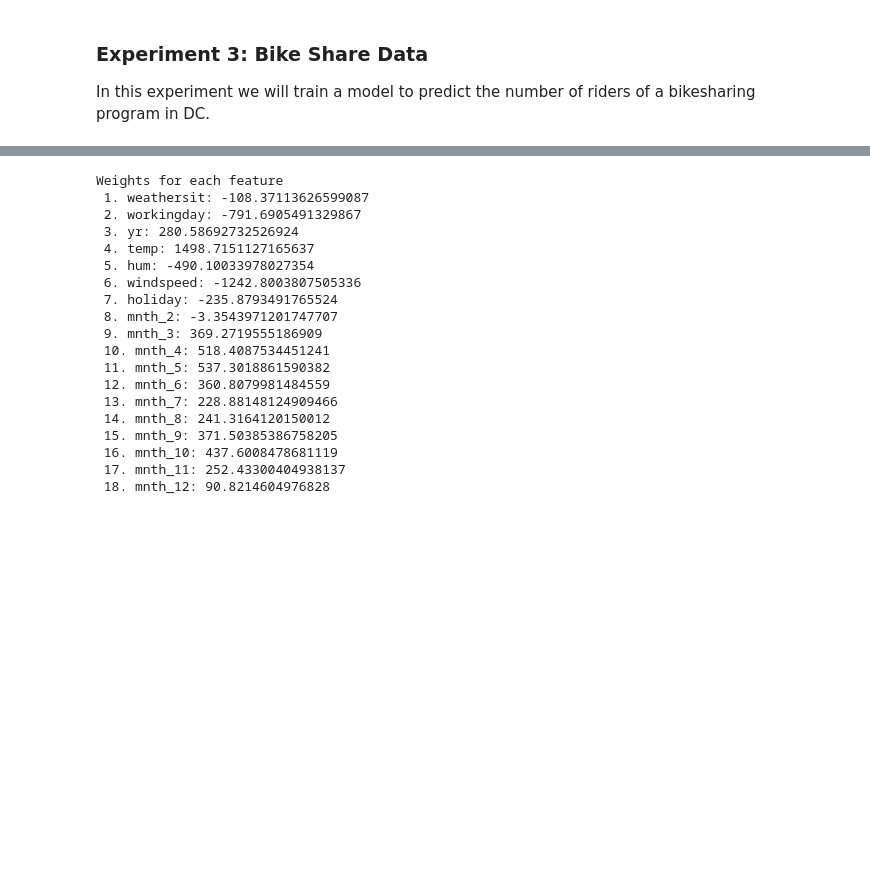
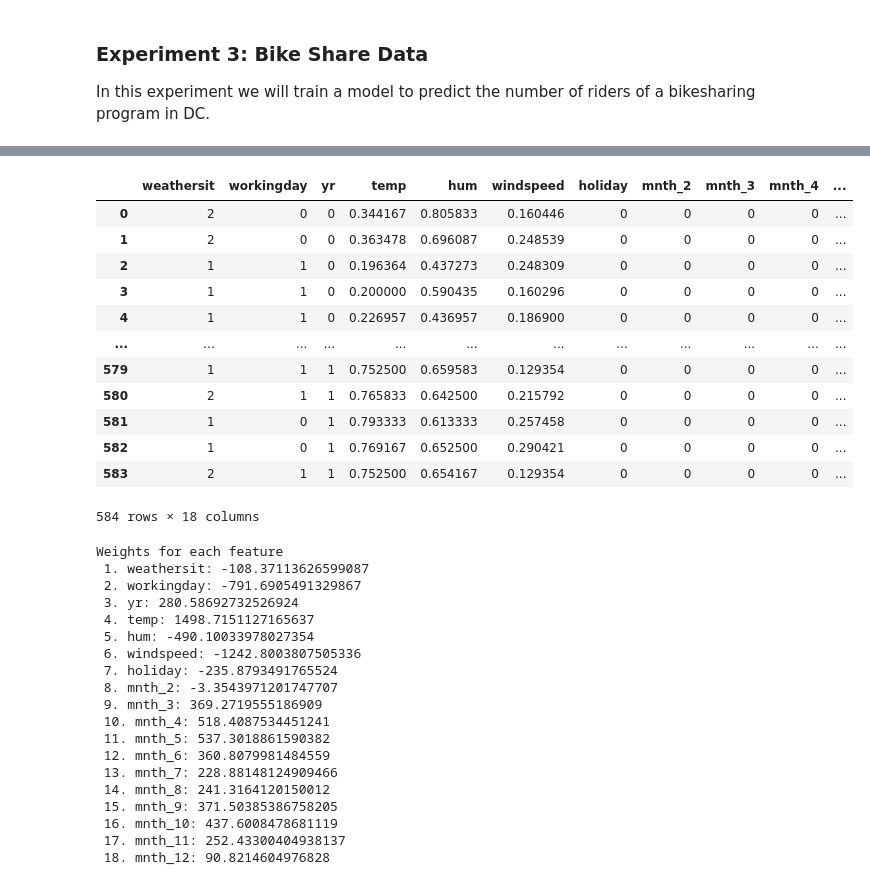
Before and after one commit to jackgreenburg/jackgreenburg.github.io, a Jupyter notebook: posts/linear-regression/index.ipynb, the cells around one changed output, grey strips where cells are left out. Saved outputs shown, nothing was run; the diff lists cells and outputs as text; code cells hidden in the pictures; blank space fills up the shorter version.

```diff
--- a/posts/linear-regression/index.ipynb
+++ b/posts/linear-regression/index.ipynb
@@ -205,3 +208,19 @@ Validation score = 0.6968
+# %%
+X_train
+# %% [output]
+|  | weathersit | workingday | yr | temp | hum | windspeed | holiday | mnth_2 | mnth_3 | mnth_4 | ... |
+| 0 | 2 | 0 | 0 | 0.344167 | 0.805833 | 0.160446 | 0 | 0 | 0 | 0 | ... |
+| 1 | 2 | 0 | 0 | 0.363478 | 0.696087 | 0.248539 | 0 | 0 | 0 | 0 | ... |
+| 2 | 1 | 1 | 0 | 0.196364 | 0.437273 | 0.248309 | 0 | 0 | 0 | 0 | ... |
+| 3 | 1 | 1 | 0 | 0.200000 | 0.590435 | 0.160296 | 0 | 0 | 0 | 0 | ... |
+| 4 | 1 | 1 | 0 | 0.226957 | 0.436957 | 0.186900 | 0 | 0 | 0 | 0 | ... |
+| ... | ... | ... | ... | ... | ... | ... | ... | ... | ... | ... | ... |
+| 579 | 1 | 1 | 1 | 0.752500 | 0.659583 | 0.129354 | 0 | 0 | 0 | 0 | ... |
+| 580 | 2 | 1 | 1 | 0.765833 | 0.642500 | 0.215792 | 0 | 0 | 0 | 0 | ... |
+| 581 | 1 | 0 | 1 | 0.793333 | 0.613333 | 0.257458 | 0 | 0 | 0 | 0 | ... |
+| 582 | 1 | 0 | 1 | 0.769167 | 0.652500 | 0.290421 | 0 | 0 | 0 | 0 | ... |
+| 583 | 2 | 1 | 1 | 0.752500 | 0.654167 | 0.129354 | 0 | 0 | 0 | 0 | ... |
+584 rows × 18 columns
 # %%
 print("Weights for each feature")
 for i, (key, weight) in enumerate(zip(X_train.keys(), LR.w)):
```
Also changed, not shown: parts of 3 cells of this notebook, 9 other files.
